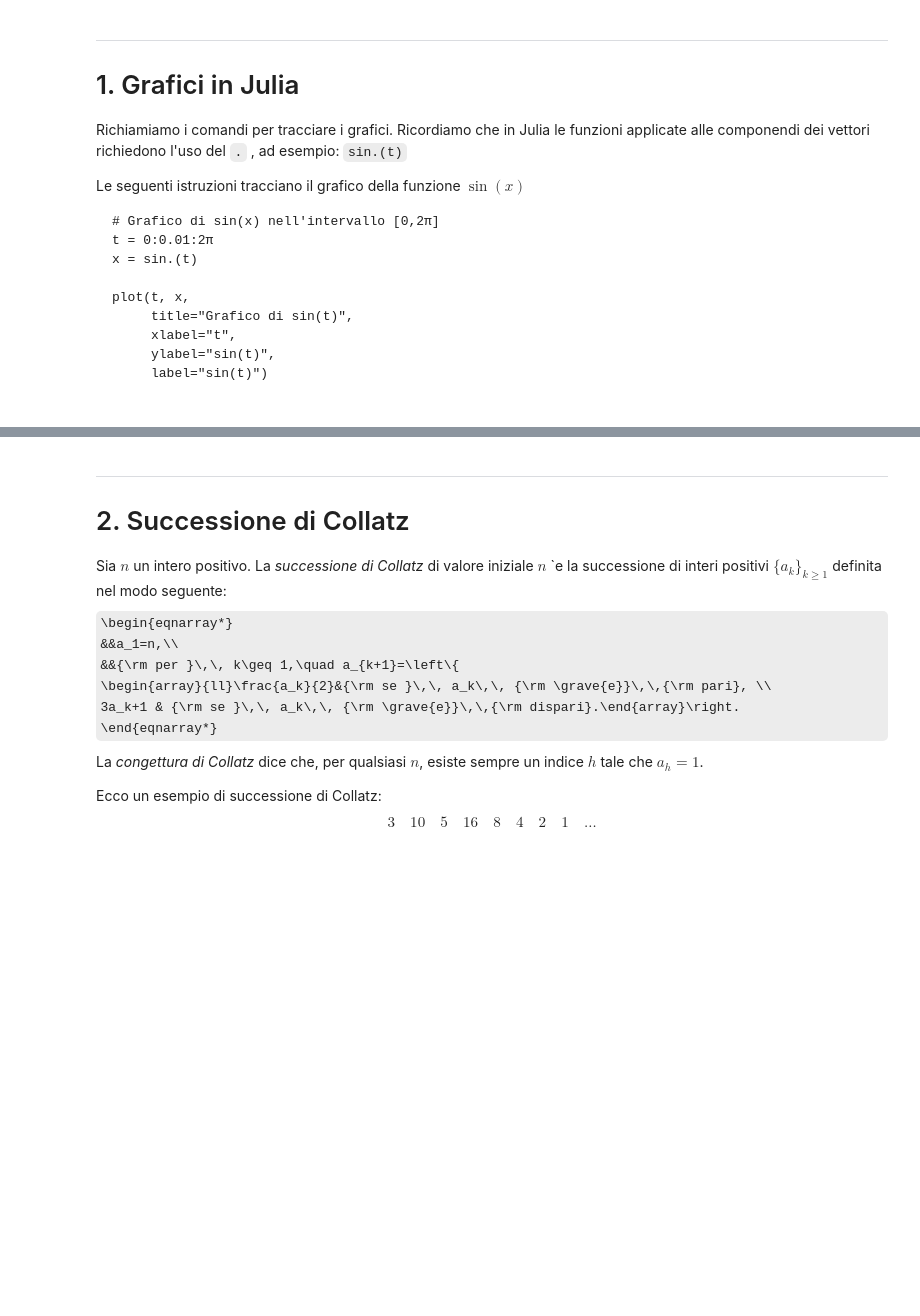
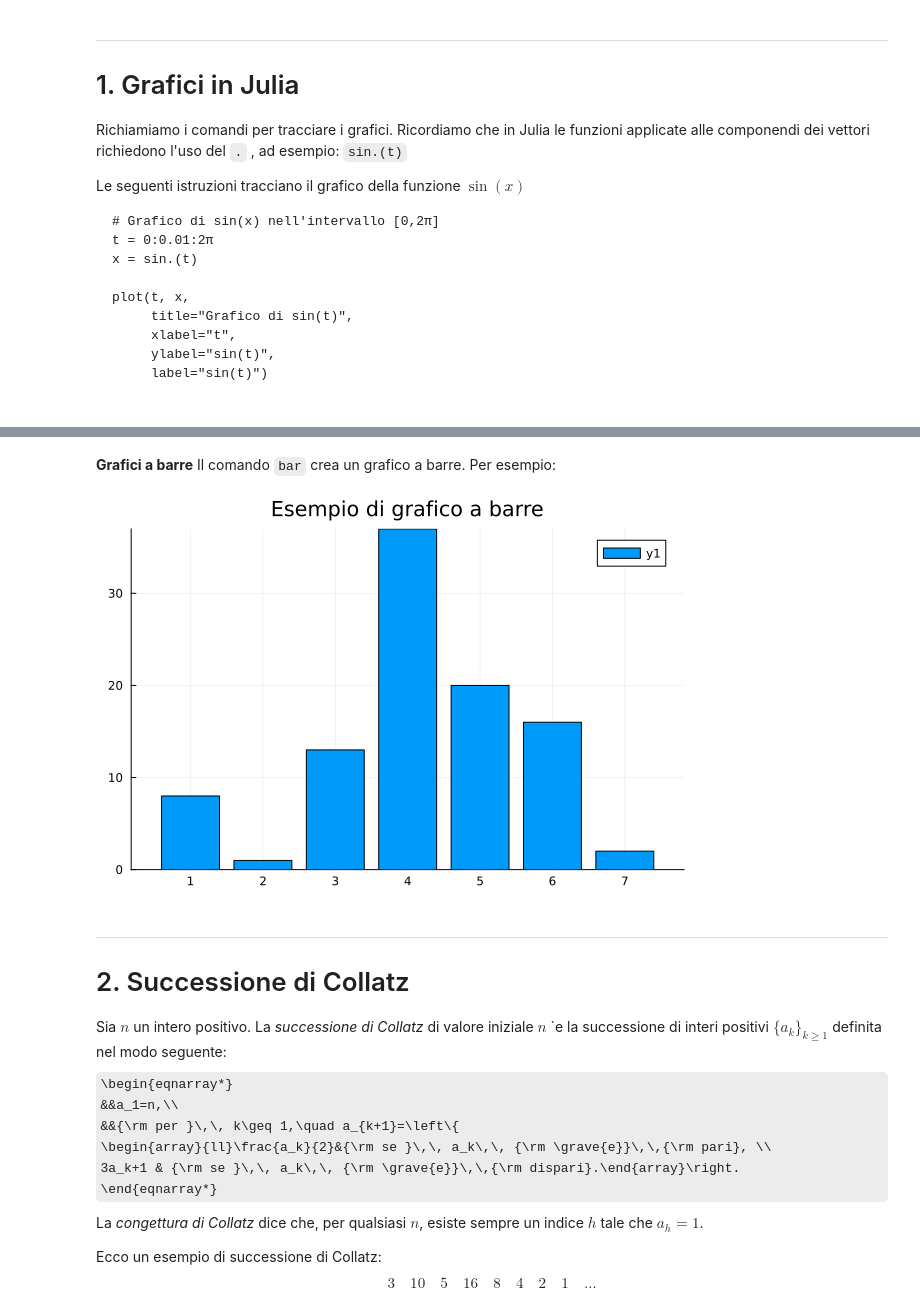
Before and after one commit to Cirdans-Home/julia-limco, a Jupyter notebook: 02-Esercitazione1-successioni-con-soluzioni.ipynb, the cells around one changed output, grey strips where cells are left out. Saved outputs shown, nothing was run; the diff lists cells and outputs as text; code cells hidden in the pictures; some formulas as TeX source; blank space fills up the shorter version.

```diff
--- a/02-Esercitazione1-successioni-con-soluzioni.ipynb
+++ b/02-Esercitazione1-successioni-con-soluzioni.ipynb
@@ -68,3 +80,11 @@ plot(x, y,
+# %% [markdown]
+**Grafici a barre**
+Il comando `bar` crea un grafico a barre. Per esempio:
+# %%
+v = [8, 1, 13, 37, 20, 16, 2]
+bar(v, title="Esempio di grafico a barre")
+# %% [output]
+[figure, added]
 # %% [markdown]
 ---
 # 2. Successione di Collatz
```
Also changed, not shown: parts of 11 cells of this notebook.
